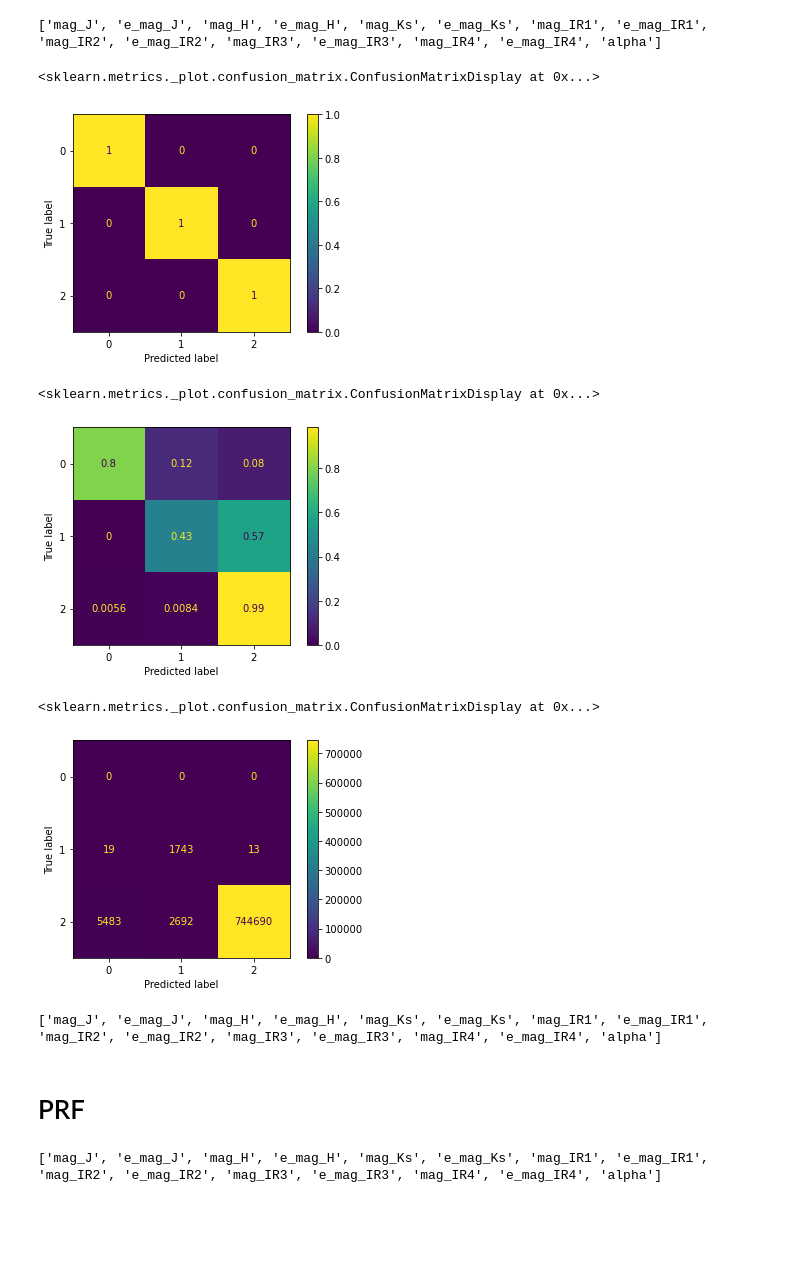
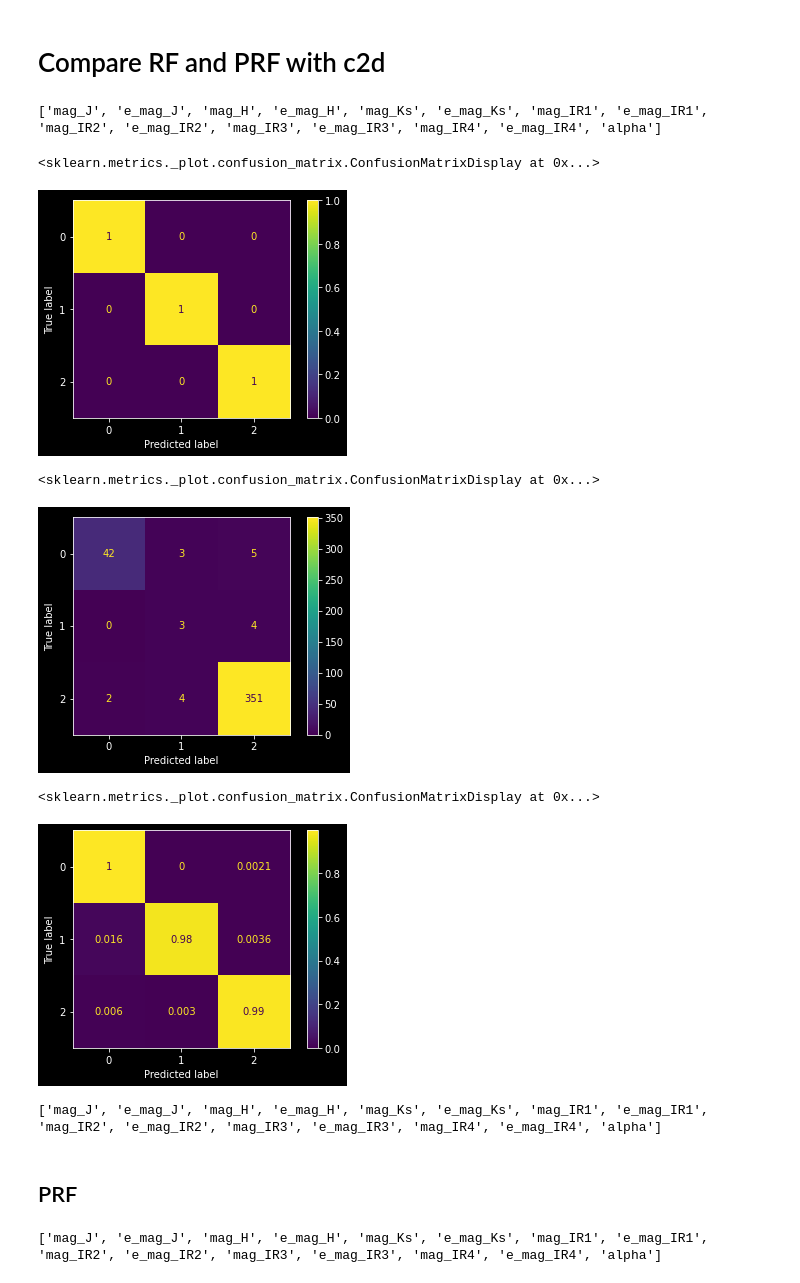
Before and after one commit to bcrompvoets/Random, a Jupyter notebook: Phase_4__2MASS_UpperLim_Classification/Scripts/RF.ipynb, the cells around one changed output. Drawn from its saved outputs; the diff is of its cells as text; code cells hidden in the pictures; blank space fills up the shorter version.

```diff
--- a/Phase_4__2MASS_UpperLim_Classification/Scripts/RF.ipynb
+++ b/Phase_4__2MASS_UpperLim_Classification/Scripts/RF.ipynb
@@ -6,6 +6,8 @@ from custom_dataloader import replicate_data, replicate_data_single
 import matplotlib.pyplot as plt
 
 from sklearn.metrics import plot_confusion_matrix, ConfusionMatrixDisplay,accuracy_score,f1_score,classification_report
+# %% [markdown]
+# Compare RF and PRF with c2d
 # %%
 CIII = True # Train with Class III as a possible class
 # YSO_EG_Stars Train
@@ -28,7 +30,7 @@ print(bands)
 inp_CC = val[bands].values.astype(float)
 tar_CC = val[['Preds']].values.astype(int)
 
-inp_tr, tar_tr,inp_va, tar_va,inp_te, tar_te = replicate_data(input[bands].values.astype(float), input[['Target']].values.astype(int),[3000]*3,[1000,1650,20000])# 171,133,693,219,1974,2500
+inp_tr, tar_tr,inp_te, tar_te,inp_va, tar_va = replicate_data(input[bands].values.astype(float), input[['Target']].values.astype(int),[3000]*3,[1000,1650,20000])# 171,133,693,219,1974,2500
 inp_va, tar_va = inp_CC, tar_CC
 # %% [output]
 ['mag_J', 'e_mag_J', 'mag_H', 'e_mag_H', 'mag_Ks', 'e_mag_Ks', 'mag_IR1', 'e_mag_IR1', 'mag_IR2', 'e_mag_IR2', 'mag_IR3', 'e_mag_IR3', 'mag_IR4', 'e_mag_IR4', 'alpha']
@@ -43,23 +45,23 @@ pred_va = rf.predict(inp_va)
 plot_confusion_matrix(rf,inp_tr,tar_tr,normalize='true')
 # %% [output]
 <sklearn.metrics._plot.confusion_matrix.ConfusionMatrixDisplay at 0x...>
-[figure, old version]
+[figure, new version]
 # %%
 plot_confusion_matrix(rf,inp_va,tar_va)#,normalize='true'
 # %% [output]
 <sklearn.metrics._plot.confusion_matrix.ConfusionMatrixDisplay at 0x...>
-[figure, old version]
+[figure, new version]
 # %%
-plot_confusion_matrix(rf,inp_te,tar_te)
+plot_confusion_matrix(rf,inp_te,tar_te,normalize='true')
 # %% [output]
 <sklearn.metrics._plot.confusion_matrix.ConfusionMatrixDisplay at 0x...>
-[figure, old version]
+[figure, new version]
 # %%
 print(bands)
 # %% [output]
 ['mag_J', 'e_mag_J', 'mag_H', 'e_mag_H', 'mag_Ks', 'e_mag_Ks', 'mag_IR1', 'e_mag_IR1', 'mag_IR2', 'e_mag_IR2', 'mag_IR3', 'e_mag_IR3', 'mag_IR4', 'e_mag_IR4', 'alpha']
 # %% [markdown]
-# PRF
+## PRF
 # %%
 from PRF import prf
 # %%
```
Also changed, not shown: parts of 13 cells of this notebook.
